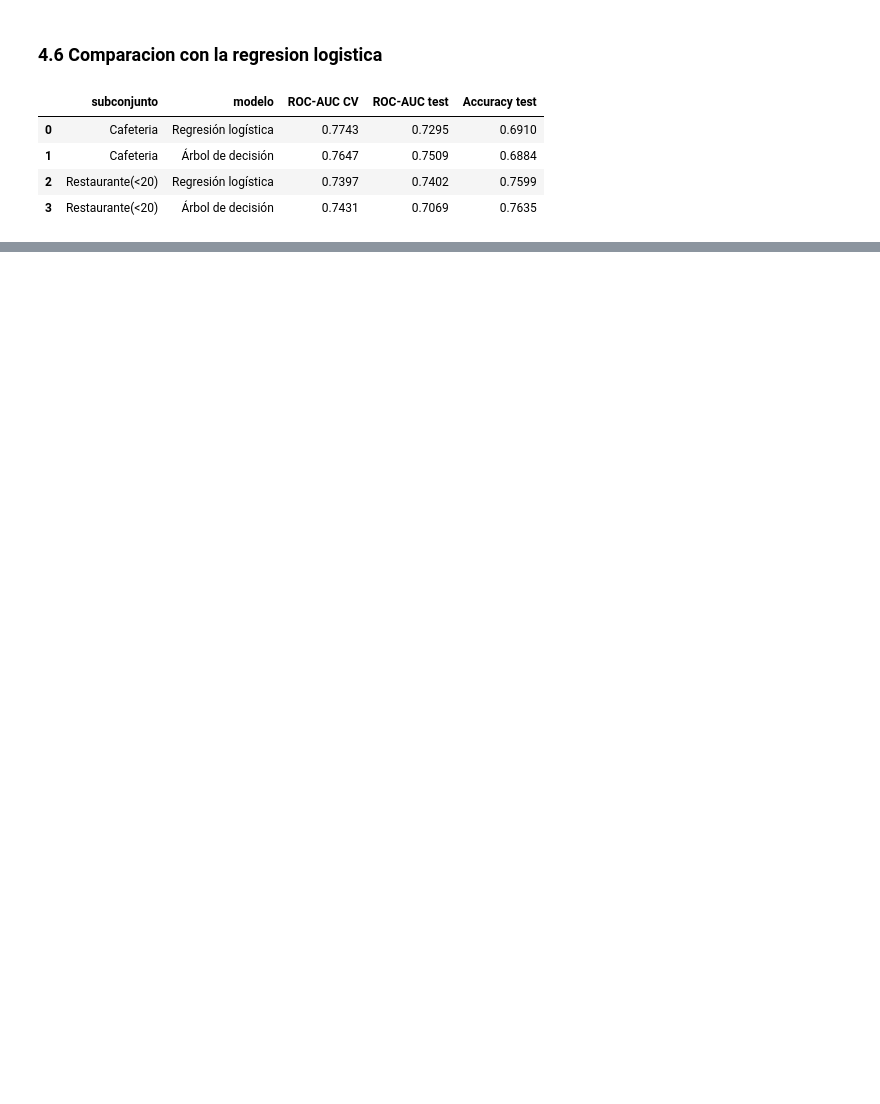
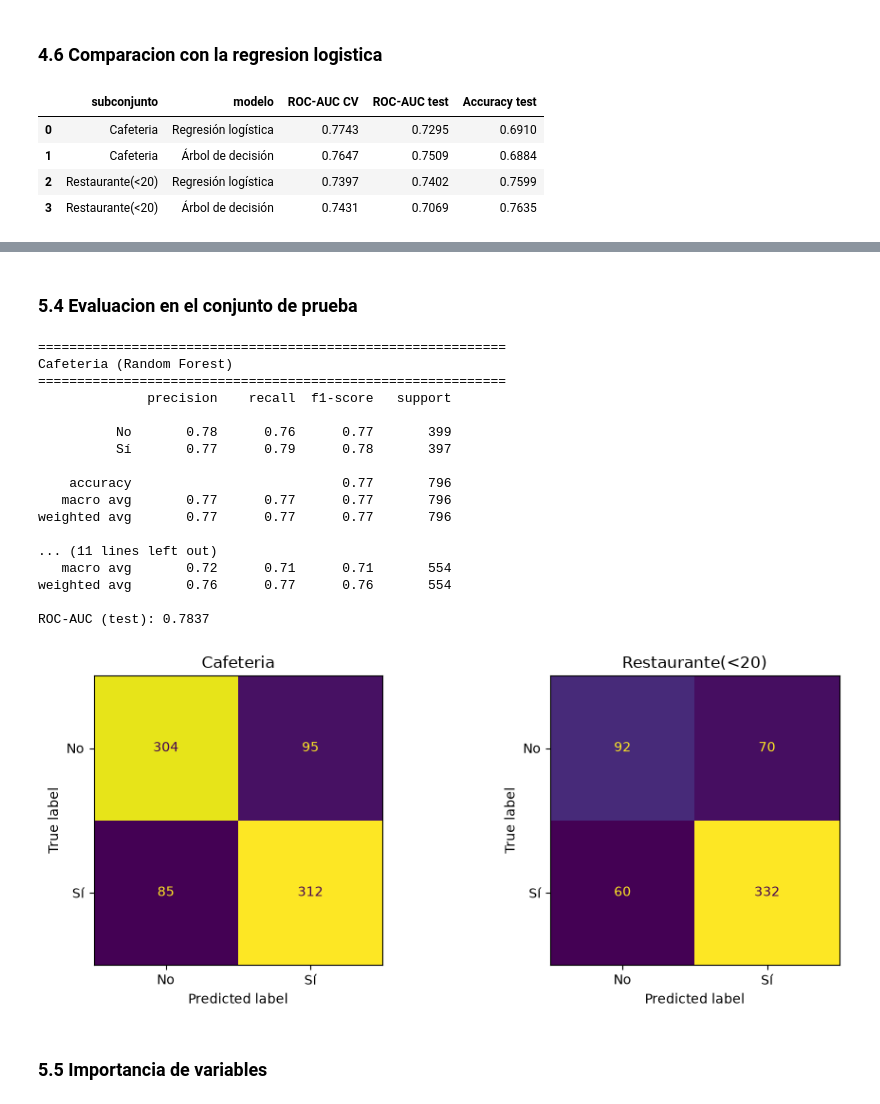
Before and after one commit to nreyl/ML-L3-G44, a Jupyter notebook: L3.ipynb, the cells around one changed output, grey strips where cells are left out. Cells and saved outputs as stored; diff of their text form; code cells hidden in the pictures; blank space fills up the shorter version.

```diff
--- a/L3.ipynb
+++ b/L3.ipynb
@@ -746,0 +865,40 @@ display(pd.DataFrame(filas))
+# %% [markdown]
+### 5.4 Evaluacion en el conjunto de prueba
+# %%
+for n, gs in bosques.items():
+    X_tr, X_te, y_tr, y_te = splits[n]
+    y_pred = gs.predict(X_te)
+    y_prob = gs.predict_proba(X_te)[:, 1]
+    print(f"\n{'='*60}\n{n} (Random Forest)\n{'='*60}")
+    print(classification_report(y_te, y_pred, target_names=["No", "Sí"]))
+    print(f"ROC-AUC (test): {roc_auc_score(y_te, y_prob):.4f}")
+
+fig, axes = plt.subplots(1, 2, figsize=(10, 4))
+for ax, (n, gs) in zip(axes, bosques.items()):
+    X_te, y_te = splits[n][1], splits[n][3]
+    ConfusionMatrixDisplay.from_estimator(gs.best_estimator_, X_te, y_te,
+                                          display_labels=["No", "Sí"], ax=ax, colorbar=False)
+    ax.set_title(n)
+plt.tight_layout()
+plt.show()
+# %% [output]
+============================================================
+Cafeteria (Random Forest)
+============================================================
+              precision    recall  f1-score   support
+
+          No       0.78      0.76      0.77       399
+          Sí       0.77      0.79      0.78       397
+
+    accuracy                           0.77       796
+   macro avg       0.77      0.77      0.77       796
+weighted avg       0.77      0.77      0.77       796
+
+... (11 lines left out)
+   macro avg       0.72      0.71      0.71       554
+weighted avg       0.76      0.77      0.76       554
+
+ROC-AUC (test): 0.7837
+[figure, added]
+# %% [markdown]
+### 5.5 Importancia de variables
```
Also changed, not shown: parts of 19 cells of this notebook.
